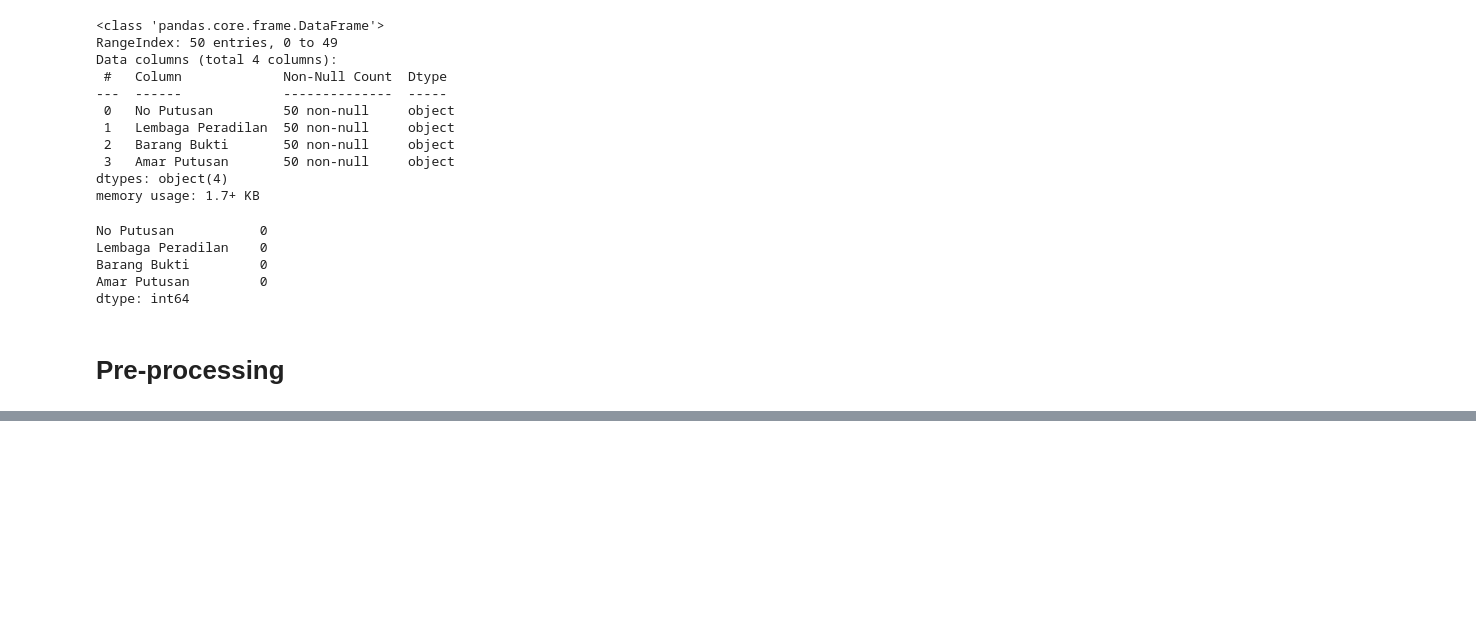
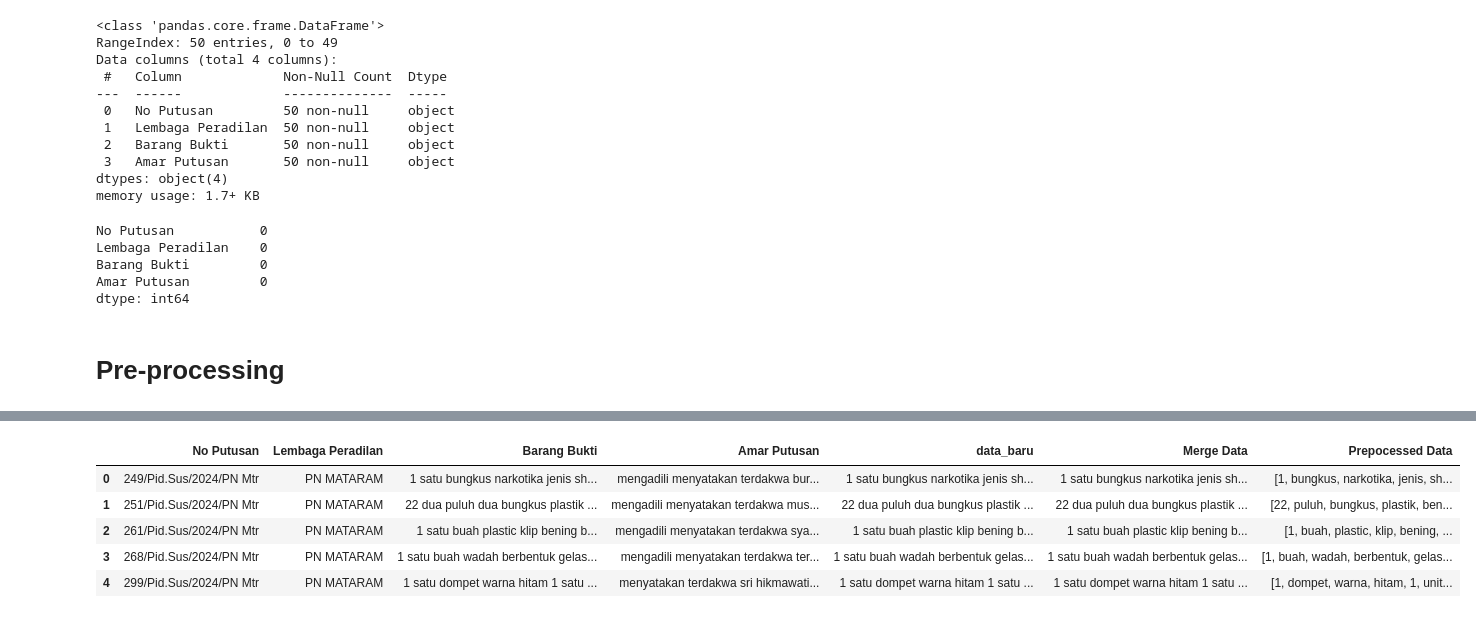
Before and after one commit to taaazz/Dataset-Narkotika_075_090, a Jupyter notebook: Preprocessing & Indexing.ipynb, the cells around one changed output, grey strips where cells are left out. Cells and saved outputs as stored; diff of their text form; code cells hidden in the pictures; blank space fills up the shorter version.

```diff
--- a/Preprocessing & Indexing.ipynb
+++ b/Preprocessing & Indexing.ipynb
@@ -81,0 +101,20 @@ df.head()
+# %%
+def tokenization(text, lang='indonesian'):
+    if not isinstance(text, str):
+        text = str(text)
+    stop_words = set(stopwords.words(lang))
+    tokens = word_tokenize(text)
+    filtered_tokens = [word for word in tokens if word.lower() not in stop_words]
+
+    return filtered_tokens
+
+prepocessed_data = df['Merge Data'].apply(tokenization)
+df['Prepocessed Data'] = prepocessed_data
+df.head()
+# %% [output]
+|  | No Putusan | Lembaga Peradilan | Barang Bukti | Amar Putusan | data_baru | Merge Data | Prepocessed Data |
+| 0 | 249/Pid.Sus/2024/PN Mtr | PN MATARAM | 1 satu bungkus narkotika jenis sh... | mengadili menyatakan terdakwa bur... | 1 satu bungkus narkotika jenis sh... | 1 satu bungkus narkotika jenis sh... | [1, bungkus, narkotika, jenis, sh... |
+| 1 | 251/Pid.Sus/2024/PN Mtr | PN MATARAM | 22 dua puluh dua bungkus plastik ... | mengadili menyatakan terdakwa mus... | 22 dua puluh dua bungkus plastik ... | 22 dua puluh dua bungkus plastik ... | [22, puluh, bungkus, plastik, ben... |
+| 2 | 261/Pid.Sus/2024/PN Mtr | PN MATARAM | 1 satu buah plastic klip bening b... | mengadili menyatakan terdakwa sya... | 1 satu buah plastic klip bening b... | 1 satu buah plastic klip bening b... | [1, buah, plastic, klip, bening, ... |
+| 3 | 268/Pid.Sus/2024/PN Mtr | PN MATARAM | 1 satu buah wadah berbentuk gelas... | mengadili menyatakan terdakwa ter... | 1 satu buah wadah berbentuk gelas... | 1 satu buah wadah berbentuk gelas... | [1, buah, wadah, berbentuk, gelas... |
+| 4 | 299/Pid.Sus/2024/PN Mtr | PN MATARAM | 1 satu dompet warna hitam 1 satu ... | menyatakan terdakwa sri hikmawati... | 1 satu dompet warna hitam 1 satu ... | 1 satu dompet warna hitam 1 satu ... | [1, dompet, warna, hitam, 1, unit... |
```
Also changed, not shown: parts of 15 cells of this notebook.
